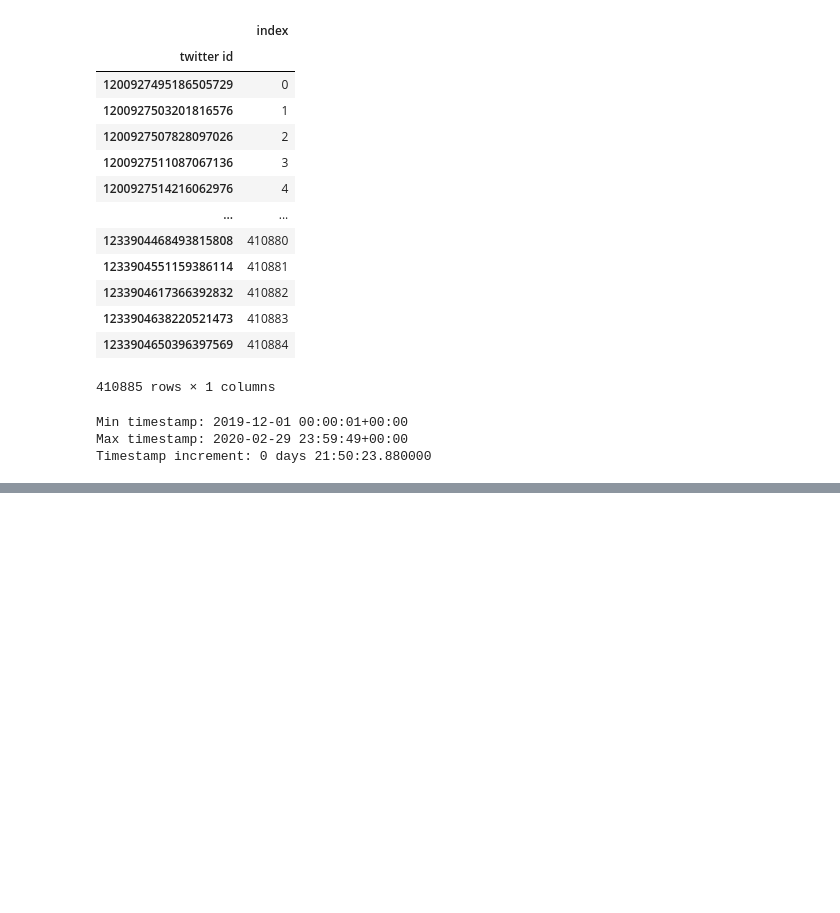
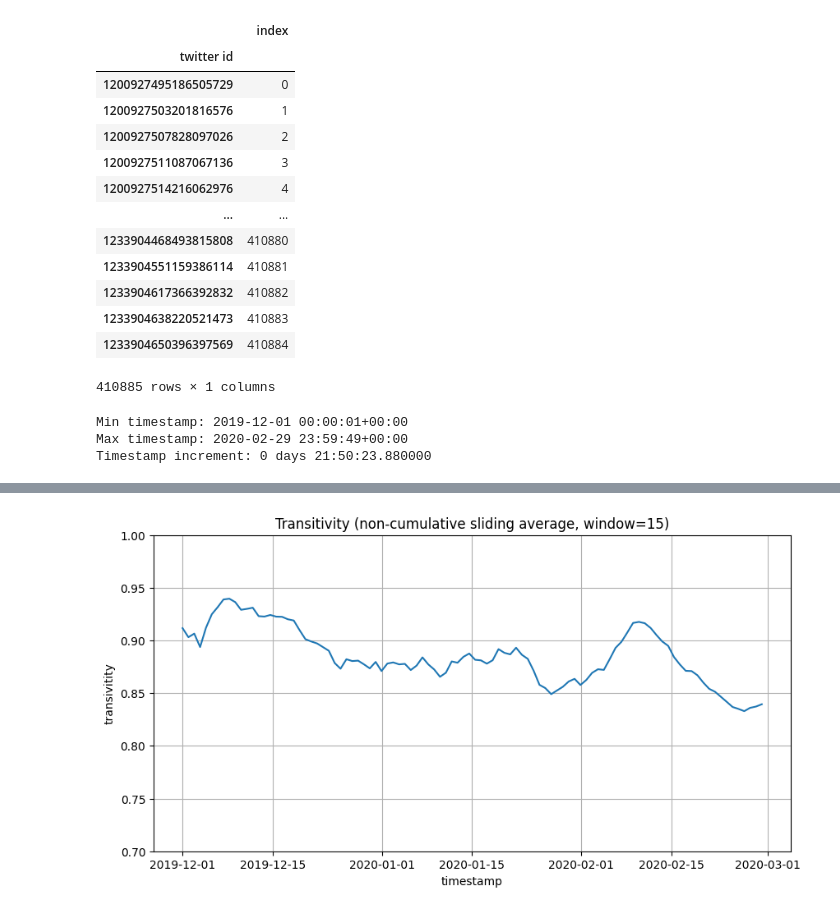
Before and after one commit to MattThePerson/SNA_Project_2024, a Jupyter notebook: notebooks/3.2 Transitivity Evolution.ipynb, the cells around one changed output, grey strips where cells are left out. Drawn from its saved outputs; the diff is of its cells as text; code cells hidden in the pictures; blank space fills up the shorter version.

```diff
--- a/notebooks/3.2 Transitivity Evolution.ipynb
+++ b/notebooks/3.2 Transitivity Evolution.ipynb
@@ -173,0 +192,9 @@ tt.to_csv('../data/transitivity/transitivity_window_5.csv', index=False)
+# %%
+# Plot transitivity
+tt = pd.read_csv('../data/transitivity/transitivity_window_1.csv')
+sw = 15
+cum_trans = [ np.mean(tt[max(0,i+1-sw):i+1]['transitivity']) for i in range(steps) ]
+tt = pd.read_csv('../data/transitivity/transitivity_window_5.csv')
+plot_transitivity(cum_trans, title="Transitivity (non-cumulative sliding average, window=15)")
+# %% [output]
+[figure, added]
```
Also changed, not shown: parts of 8 cells of this notebook, 7 other files.
